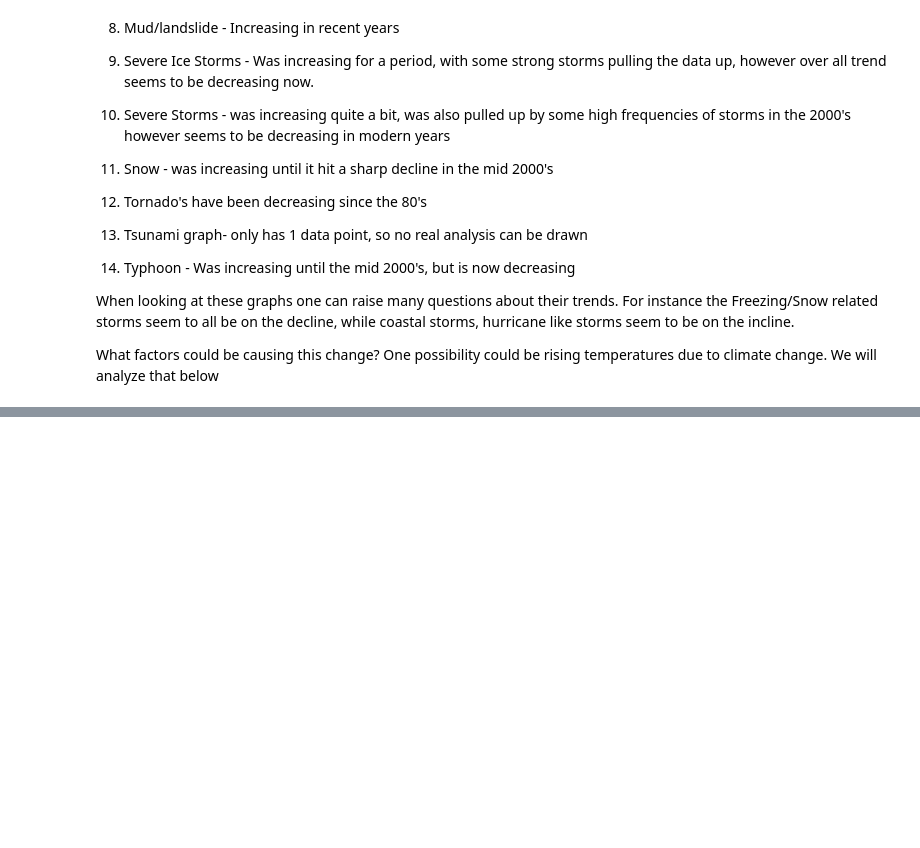
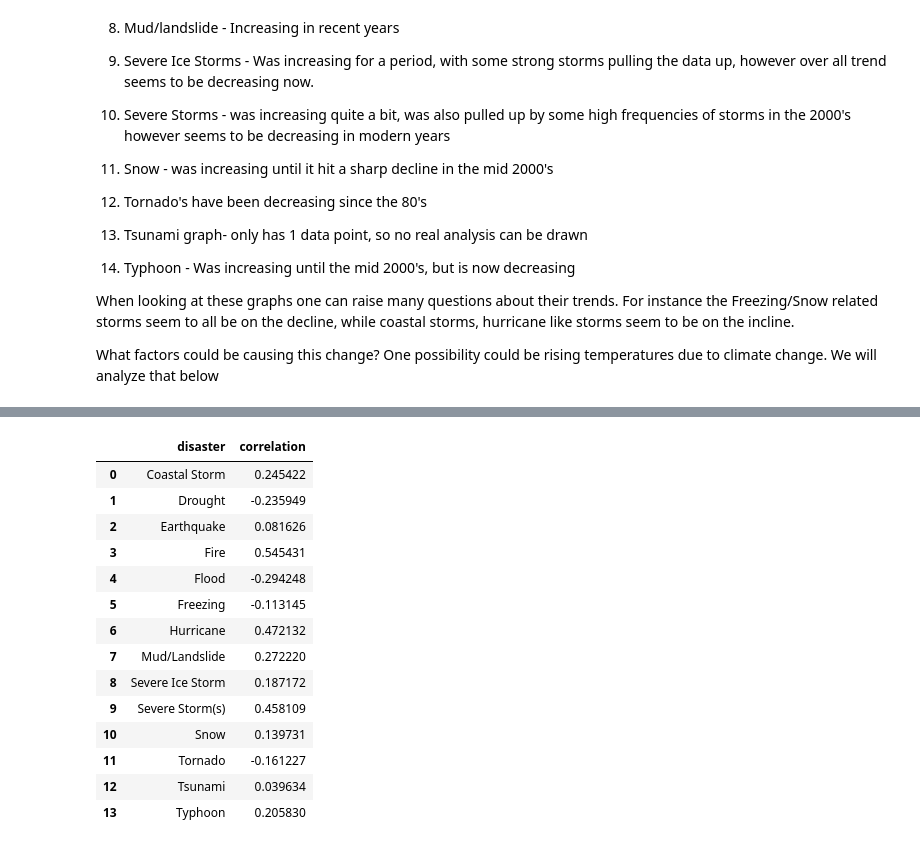
Before and after one commit to rvark2002/weather-proj, a Jupyter notebook: Natural Disaster Analysis.ipynb, the cells around one changed output, grey strips where cells are left out. Saved outputs shown, nothing was run; the diff lists cells and outputs as text; code cells hidden in the pictures; blank space fills up the shorter version.

```diff
--- a/Natural Disaster Analysis.ipynb
+++ b/Natural Disaster Analysis.ipynb
@@ -546,0 +598,31 @@ What factors could be causing this change? One possibility could be rising tempe
+# %%
+# The following two lists will serve to populate a dataframe with the disaster type and te given correlation coeficient
+disasters = []
+correlations = []
+for disaster in pdf:
+    if disaster not in ['totals', 'year', 'temps']: # ignoring these columns
+        column_1 = pdf[disaster]
+        column_2 = pdf["temps"]
+        correlation = column_1.corr(column_2)
+        disasters.append(disaster)
+        correlations.append(correlation)
+
+d = {'disaster': disasters,'correlation':correlations }
+cor_df = pd.DataFrame.from_dict(d)
+cor_df
+# %% [output]
+|  | disaster | correlation |
+| 0 | Coastal Storm | 0.245422 |
+| 1 | Drought | -0.235949 |
+| 2 | Earthquake | 0.081626 |
+| 3 | Fire | 0.545431 |
+| 4 | Flood | -0.294248 |
+| 5 | Freezing | -0.113145 |
+| 6 | Hurricane | 0.472132 |
+| 7 | Mud/Landslide | 0.272220 |
+| 8 | Severe Ice Storm | 0.187172 |
+| 9 | Severe Storm(s) | 0.458109 |
+| 10 | Snow | 0.139731 |
+| 11 | Tornado | -0.161227 |
+| 12 | Tsunami | 0.039634 |
+| 13 | Typhoon | 0.205830 |
```
Also changed, not shown: parts of 15 cells of this notebook, 1 other file.
